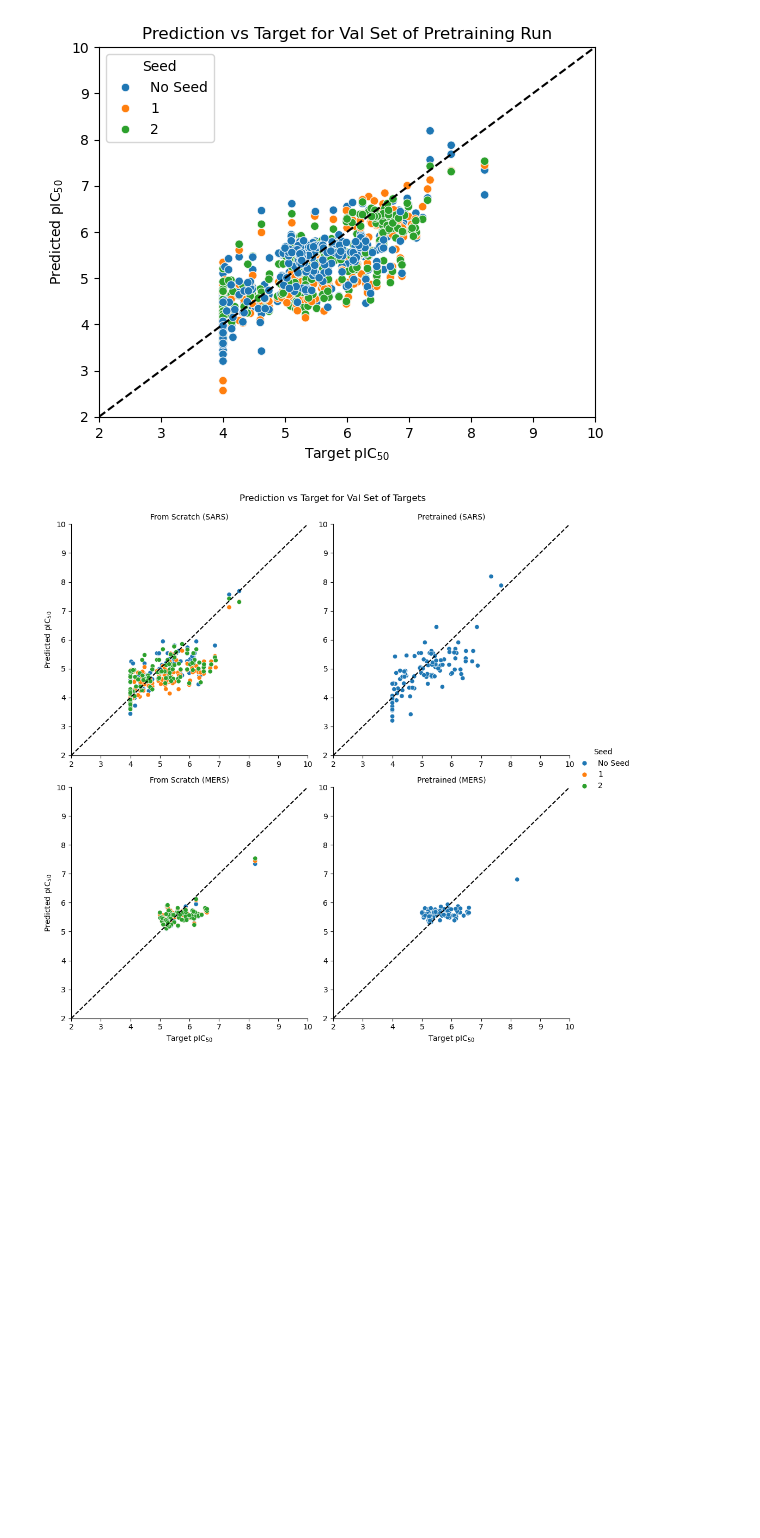
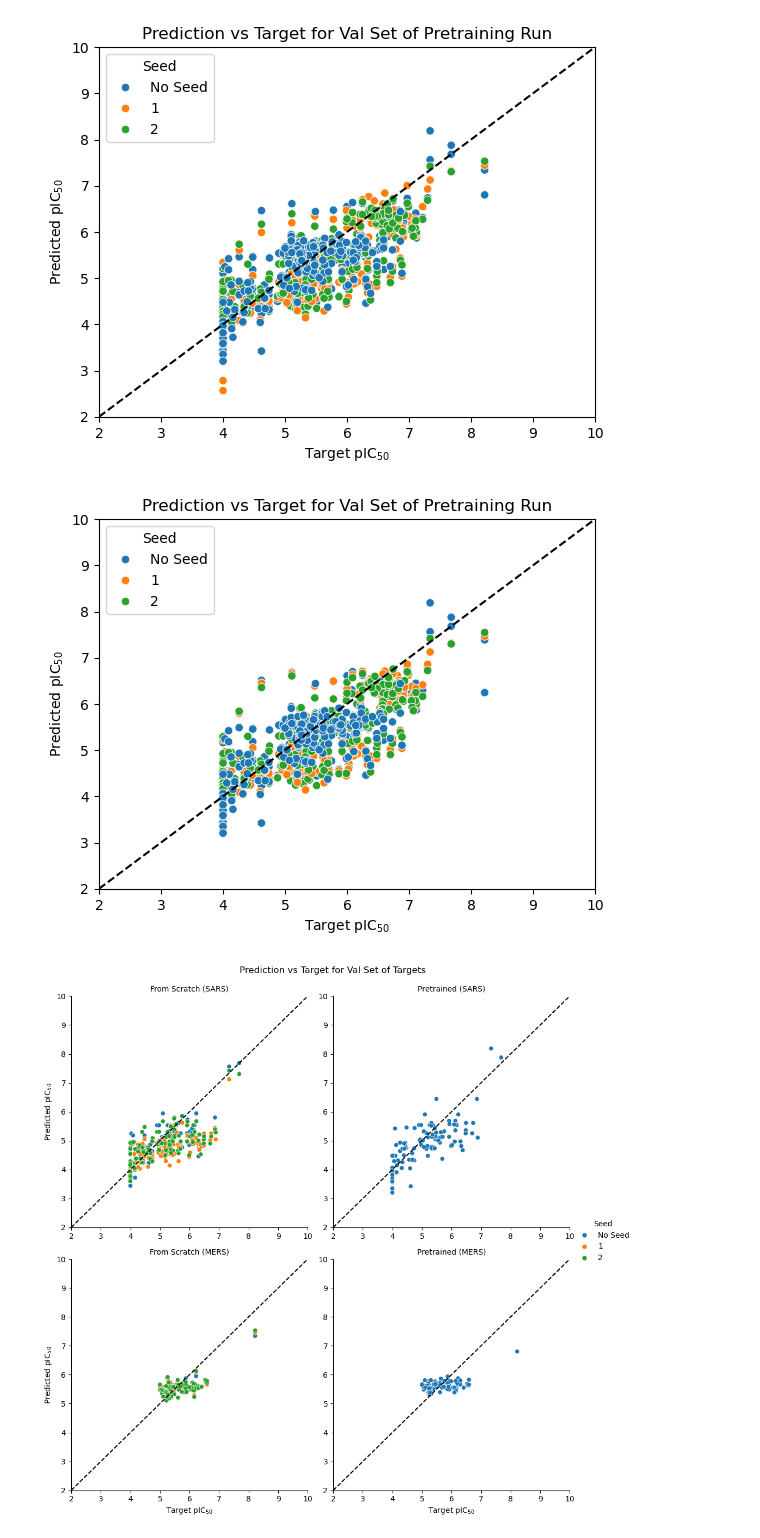
Before and after one commit to kaminow/asap-polaris-challenge-potency-2025, a Jupyter notebook: notebooks/training_curves_plots.ipynb, the cells around one changed output. Cells and saved outputs as stored; diff of their text form; code cells hidden in the pictures; blank space fills up the shorter version.

```diff
--- a/notebooks/training_curves_plots.ipynb
+++ b/notebooks/training_curves_plots.ipynb
@@ -303,6 +303,25 @@ ax.set_title("Prediction vs Target for Val Set of Pretraining Run")
 ax.get_figure().savefig("../figures/pretraining_val_preds_best_loss.png", dpi=200, bbox_inches="tight")
 # %% [output]
 [figure]
+# %%
+ax = sns.scatterplot(
+    mae_best_epoch_compound_df.loc[pretraining_idx & val_idx, :],
+    x="target",
+    y="pred",
+    hue="Seed",
+    hue_order=["No Seed", "1", "2"],
+)
+
+ax.set_xlim(2, 10)
+ax.set_ylim(2, 10)
+ax.plot([2, 10], [2, 10], ls="--", c="black")
+
+ax.set_xlabel("Target pIC$_{50}$")
+ax.set_ylabel("Predicted pIC$_{50}$")
+ax.set_title("Prediction vs Target for Val Set of Pretraining Run")
+ax.get_figure().savefig("../figures/pretraining_val_preds_best_mae.png", dpi=200, bbox_inches="tight")
+# %% [output]
+[figure, added]
 # %%
 fg = sns.relplot(
     best_epoch_compound_df.loc[val_idx, :],
```
Also changed, not shown: 3 other files.
